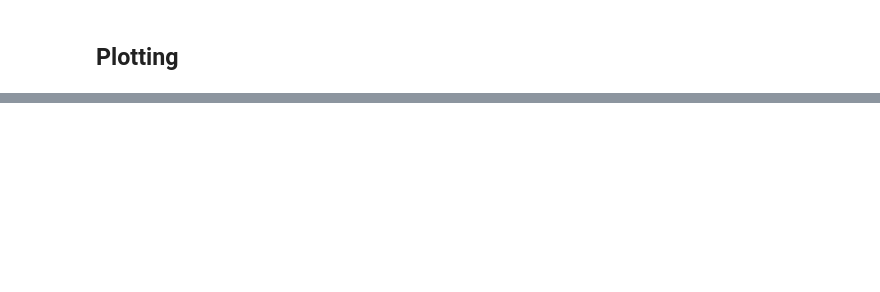
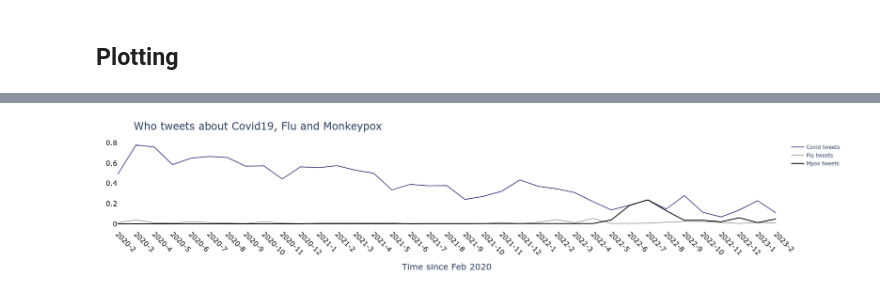
Before and after one commit to scopalaffairs/twitter-on-health, a Jupyter notebook: ND_pub_health_ord.ipynb, the cells around one changed output, grey strips where cells are left out. Drawn from its saved outputs; the diff is of its cells as text; code cells hidden in the pictures; blank space fills up the shorter version.

Commit message:
Line plots in plotly done

```diff
--- a/ND_pub_health_ord.ipynb
+++ b/ND_pub_health_ord.ipynb
@@ -890,0 +981,53 @@ df_all_counts_EMA
+# %%
+#Tweets about covid across organisations
+import numpy as np
+
+colors=['#003f5c', '#58508d', '#bc5090', '#ff6e54', '#ffa600']
+
+x_ticks= df_all_counts_pfizer.date
+
+fig2 = go.Figure()
+
+fig2.add_trace(go.Scatter(x=df_all_counts_who["date"], y=df_all_counts_who["covid_percentage"].round(3),
+                    mode='lines', name= "Covid tweets",  marker_color=colors[1],
+                    ))
+#fig.add_trace(go.Scatter(x=df_all_counts_EMA["date"], y=df_all_counts_EMA["covid_percentage"],
+                    #mode='lines', name= "EMA tweets",  marker_color=colors[2], line_shape='spline'
+                    #))
+fig2.add_trace(go.Scatter(x=df_all_counts_who["date"], y=df_all_counts_who["flu_percentage"].round(3),
+                    mode='lines', name= "Flu tweets ",  marker_color="darkgrey",
+                        ))
+fig2.add_trace(go.Scatter(x=df_all_counts_who["date"], y=df_all_counts_who["mpox_percentage"].round(3),
+                    mode='lines', name= "Mpox tweets",  marker_color="black", ))
+
+
+
+
+fig2.update_layout(
+    title={"text": "Who tweets about Covid19, Flu and Monkeypox", "font": {"size": 24}},
+
+    margin=dict(l=50, r=20, t=50, b=20),
+    paper_bgcolor="white",
+    plot_bgcolor='white',
+    xaxis={"tickvals": x_ticks, "ticktext": x_ticks, "tickangle": 45 ,"title": {"text":"Time since Feb 2020", "font": {"size": 20}}},
+    hovermode="x unified",
+    hoverlabel=dict(
+        bgcolor="white",
+        font_size=15,
+
+    )
+)
+
+fig2.update_layout(xaxis_type='category',
+                    bargap=0.7,
+                    xaxis = dict(
+                        tickfont=dict( size=16, color='black'),
+                    ))
+fig2.update_layout(
+                    bargap=0.7,
+                    yaxis = dict(
+                        tickfont=dict( size=16, color='black'),
+                    ))
+fig2.show()
+# %% [output]
+[figure, added]
```
Also changed, not shown: parts of 18 cells of this notebook.
